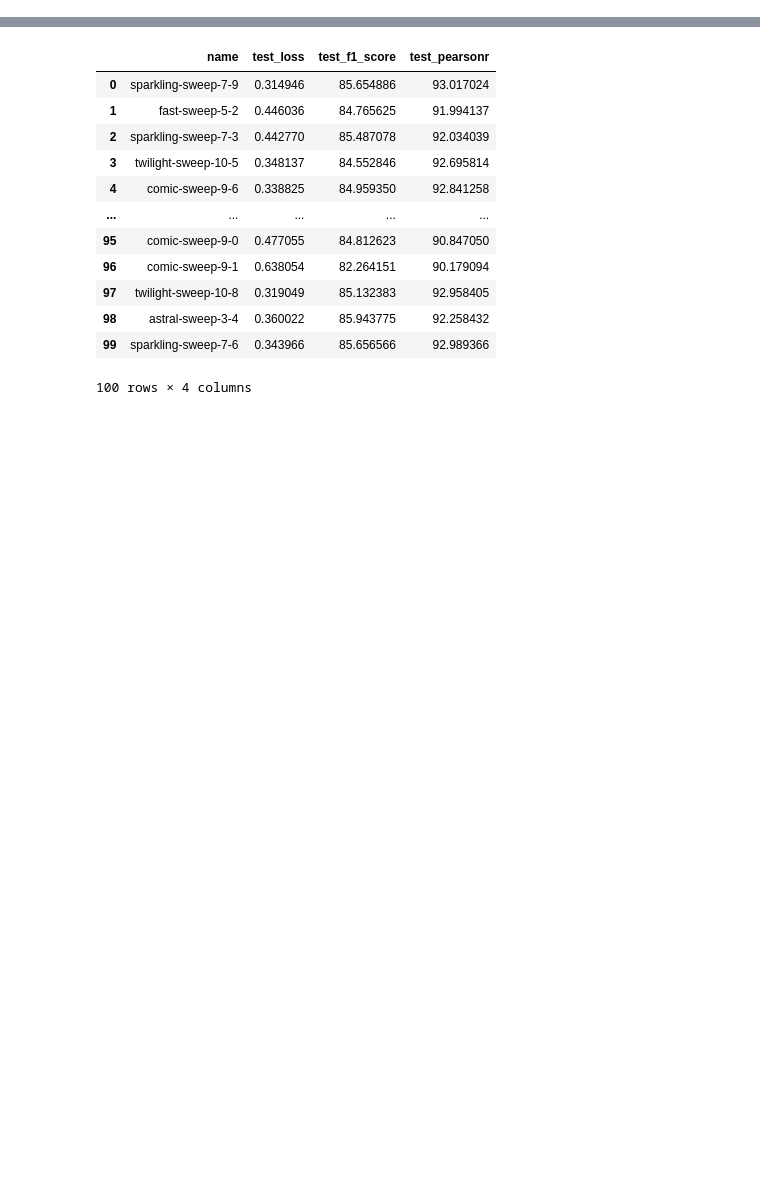
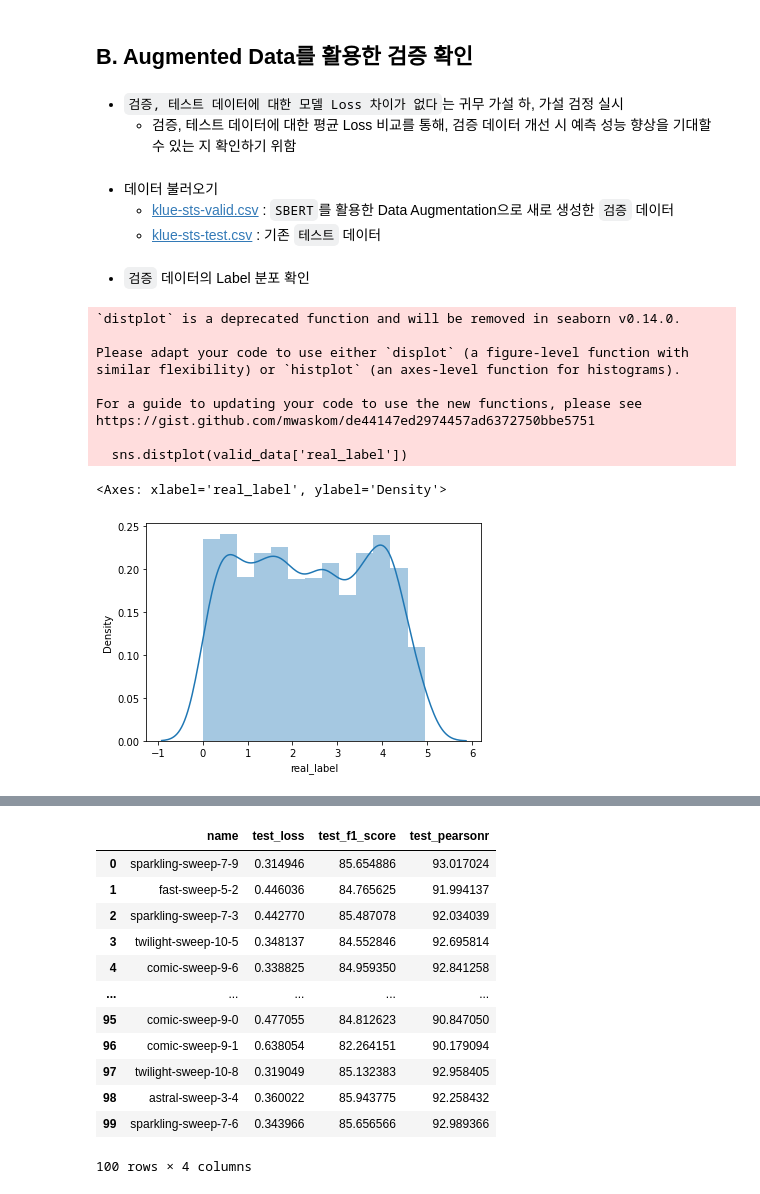
Before and after one commit to Woodywarhol9/wanted-pre-onboarding, a Jupyter notebook: 기업과제/기업과제3/valid_test_check.ipynb, the cells around one changed output, grey strips where cells are left out. Saved outputs shown, nothing was run; the diff lists cells and outputs as text; code cells hidden in the pictures; blank space fills up the shorter version.

```diff
--- a/기업과제/기업과제3/valid_test_check.ipynb
+++ b/기업과제/기업과제3/valid_test_check.ipynb
@@ -0,0 +364,32 @@
+# %% [markdown]
+## B. Augmented Data를 활용한 검증 확인
+# %% [markdown]
+- `검증, 테스트 데이터에 대한 모델 Loss 차이가 없다`는 귀무 가설 하, 가설 검정 실시
+  - 검증, 테스트 데이터에 대한 평균 Loss 비교를 통해, 검증 데이터 개선 시 예측 성능 향상을 기대할 수 있는 지 확인하기 위함
+# %% [markdown]
+- 데이터 불러오기
+  - [klue-sts-valid.csv](https://github.com/woodywarhol9/wanted-pre-onboarding/blob/main/%EA%B8%B0%EC%97%85%EA%B3%BC%EC%A0%9C/%EA%B8%B0%EC%97%85%EA%B3%BC%EC%A0%9C3/data/klue-sts-valid.csv) : `SBERT`를 활용한 Data Augmentation으로 새로 생성한 `검증` 데이터
+  - [klue-sts-test.csv](https://github.com/woodywarhol9/wanted-pre-onboarding/blob/main/%EA%B8%B0%EC%97%85%EA%B3%BC%EC%A0%9C/%EA%B8%B0%EC%97%85%EA%B3%BC%EC%A0%9C3/data/klue-sts-test.csv) : 기존 `테스트` 데이터
+# %%
+import pandas as pd
+
+valid_data = pd.read_csv("/content/klue-sts-valid.csv")
+test_data = pd.read_csv("/content/klue-sts-test.csv")
+# %% [markdown]
+- `검증` 데이터의 Label 분포 확인
+# %%
+import seaborn as sns
+
+sns.distplot(valid_data['real_label'])
+# %% [output]
+`distplot` is a deprecated function and will be removed in seaborn v0.14.0.
+
+Please adapt your code to use either `displot` (a figure-level function with
+similar flexibility) or `histplot` (an axes-level function for histograms).
+
+For a guide to updating your code to use the new functions, please see
+https://gist.github.com/mwaskom/de44147ed2974457ad6372750bbe5751
+
+  sns.distplot(valid_data['real_label'])
+<Axes: xlabel='real_label', ylabel='Density'>
+[figure, added]
```
Also changed, not shown: parts of 102 cells of this notebook, 1 other file.
